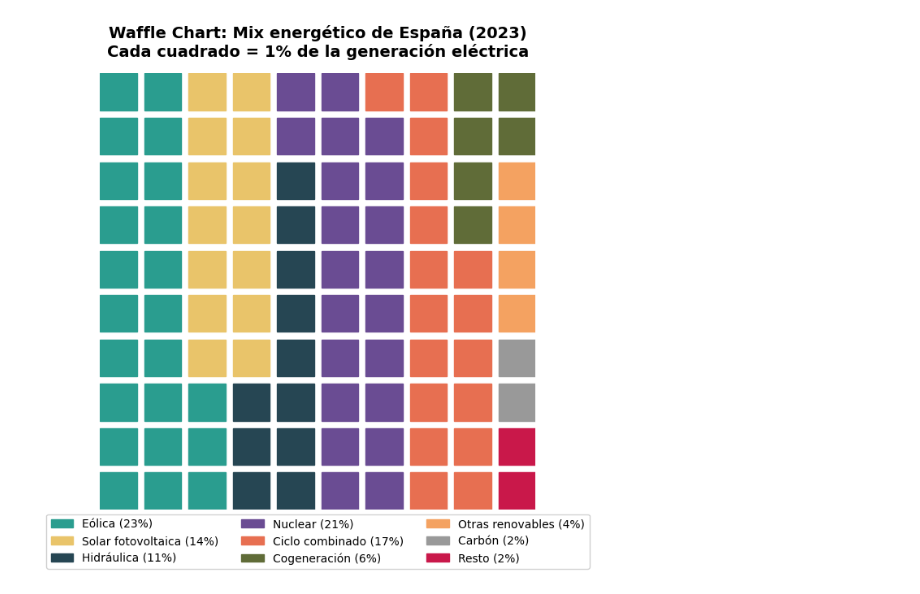
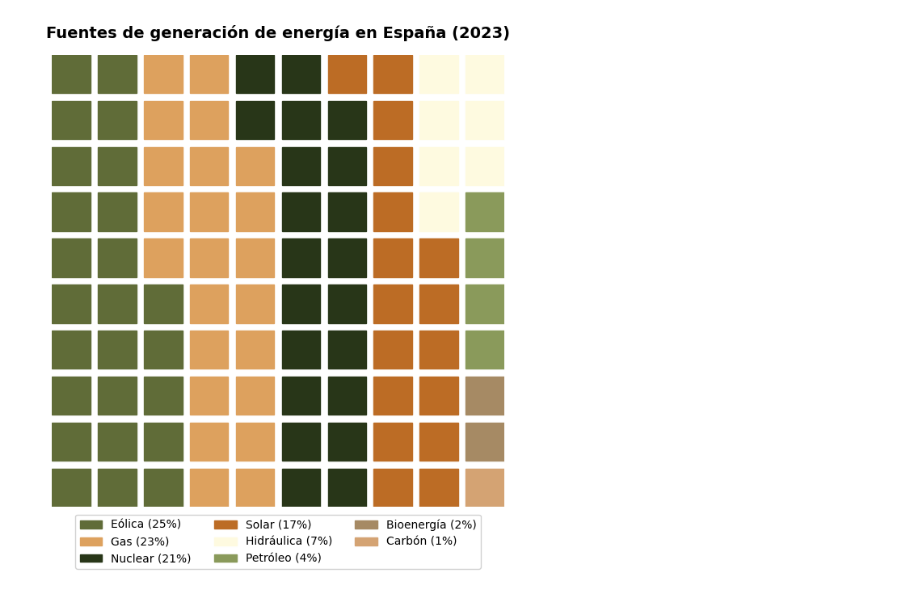
Before and after one commit to jaimeduffy/data-visualization, a Jupyter notebook: src/plot_generation.ipynb, the cells around one changed output. Drawn from its saved outputs; the diff is of its cells as text; code cells hidden in the pictures.

```diff
--- a/src/plot_generation.ipynb
+++ b/src/plot_generation.ipynb
@@ -58,0 +19,6 @@ df_bubble.head(10)
+# %%
+OLIVE      = "#606c38"
+DARK_GREEN = "#283618"
+CORNSILK   = "#fefae0"
+EARTH      = "#dda15e"
+BROWN      = "#bc6c25"
@@ -123,0 +162,15 @@ df_energy
+# %%
+# Calcular porcentajes enteros para el waffle
+pct_int = {k: round(v / total * 100) for k, v in sources.items()}
+pct_int = {k: v for k, v in pct_int.items() if v > 0}
+
+# Ajustar para que sumen exactamente 100
+diff = 100 - sum(pct_int.values())
+if diff != 0:
+    max_key = max(pct_int, key=pct_int.get)
+    pct_int[max_key] += diff
+
+pct_int = dict(sorted(pct_int.items(), key=lambda x: -x[1]))
+print(f"Porcentajes para el waffle (suman {sum(pct_int.values())}):")
+for k, v in pct_int.items():
+    print(f"  {k}: {v}%")
@@ -124,32 +187,32 @@ df_energy
 # %%
-waffle_data = dict(zip(df_energy["Fuente"], df_energy["Porcentaje"]))
+WAFFLE_COLORS = [OLIVE, EARTH, DARK_GREEN, BROWN, CORNSILK, "#8a9a5b", "#a68a64", "#d4a373"]
 
 fig = plt.figure(
     FigureClass=Waffle,
     rows=10,
     columns=10,
-    values=waffle_data,
-    colors=WAFFLE_COLORS[:len(waffle_data)],
+    values=pct_int,
+    colors=WAFFLE_COLORS[:len(pct_int)],
     title={
-        "label": "Waffle Chart: Mix energético de España (2023)\nCada cuadrado = 1% de la generación eléctrica",
+        "label": "Fuentes de generación de energía en España (2023)",
         "loc": "center",
         "fontsize": 14,
         "fontweight": "bold",
         "pad": 15,
     },
-    labels=[f"{k} ({v}%)" for k, v in waffle_data.items()],
+    labels=[f"{k} ({v}%)" for k, v in pct_int.items()],
     legend={
         "loc": "lower center",
         "bbox_to_anchor": (0.5, -0.15),
         "ncol": 3,
         "fontsize": 10,
         "framealpha": 0.9,
     },
     figsize=(10, 7),
     block_arranging_style="snake",
 )
 plt.tight_layout()
 plt.savefig("../images/waffle_chart.png", dpi=150, bbox_inches="tight", facecolor="white")
 plt.show()
 # %% [output]
-[figure, old version]
+[figure, new version]
```
Also changed, not shown: parts of 22 cells of this notebook, 10 other files.
